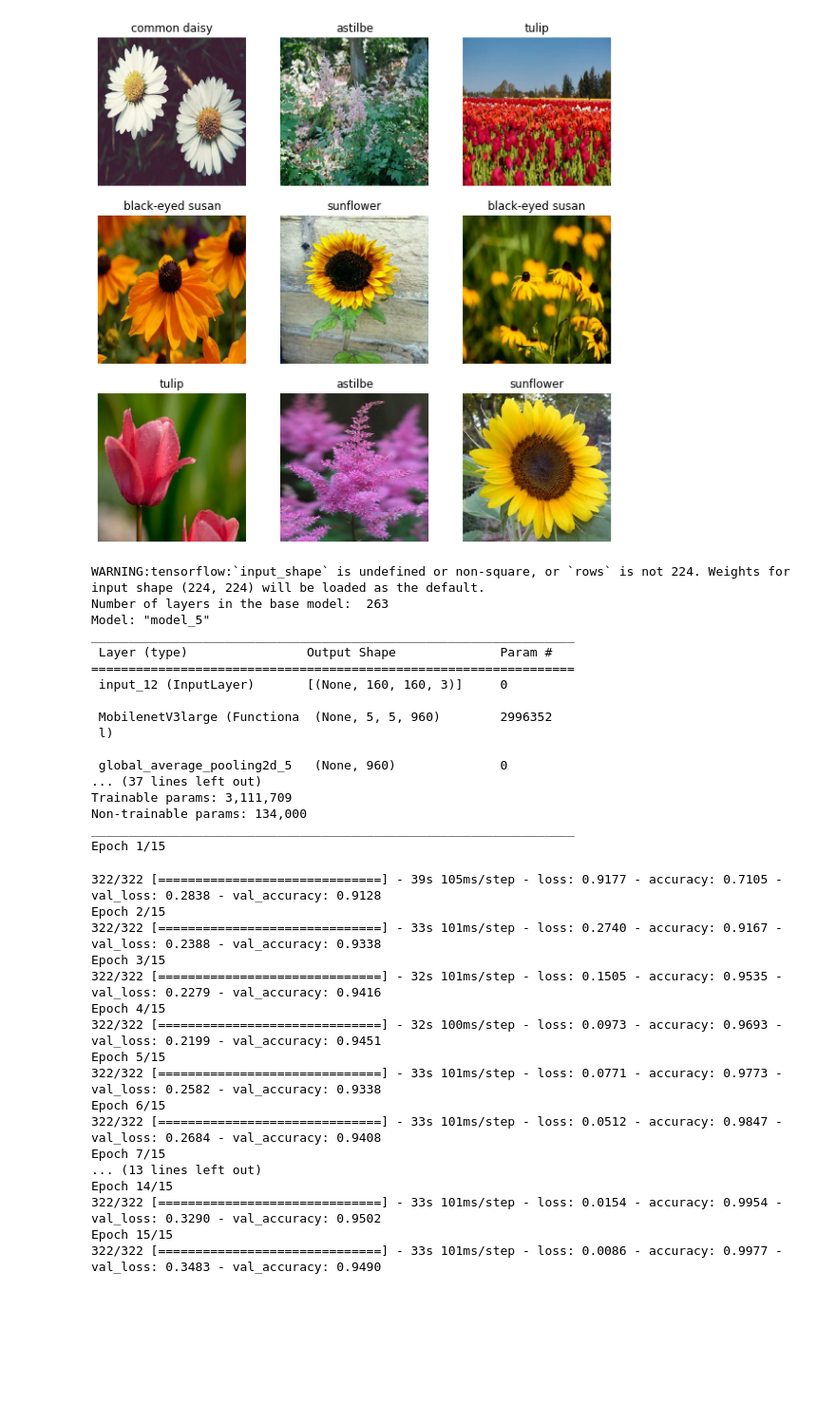
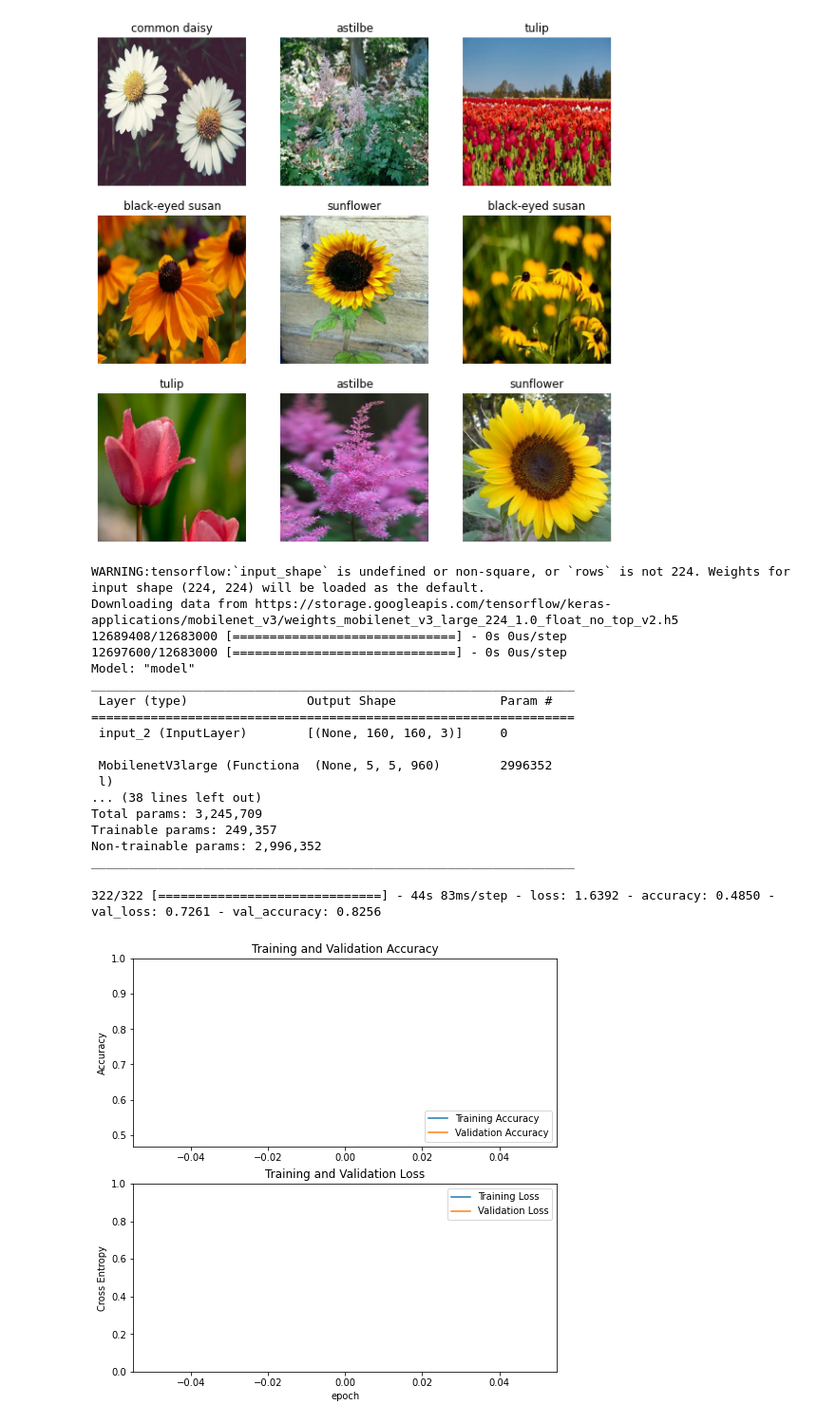
Before and after one commit to NeeteshDadwariya/transfer-learning-flower-classification, a Jupyter notebook: notebook.ipynb, the cells around one changed output. Shown at 95% size. Cells and saved outputs as stored; diff of their text form; code cells hidden in the pictures; blank space fills up the shorter version.

```diff
--- a/notebook.ipynb
+++ b/notebook.ipynb
@@ -89,6 +73,7 @@ IMG_SHAPE = IMG_SIZE + (3,)
 
 base_model_type = tf.keras.applications.MobileNetV3Large
 preprocessing = tf.keras.applications.mobilenet_v3.preprocess_input
+model_name = 'MobileNetV3Large95.h5'
 
 base_model = base_model_type(input_shape=IMG_SHAPE,
                                                include_top=False,
@@ -98,21 +83,13 @@ data_augmentation = keras.Sequential(
     [layers.RandomFlip("horizontal"), layers.RandomRotation(0.1),]
 )
 
-#base_model.trainable = False
-
-print("Number of layers in the base model: ", len(base_model.layers))
-base_model.trainable = True
-fine_tune_at = 100
-for layer in base_model.layers[:fine_tune_at]:
-    layer.trainable = False
+base_model.trainable = False
 
 inputs = tf.keras.Input(shape=IMG_SHAPE)
 x = data_augmentation(inputs)
-#x = tf.keras.layers.Rescaling(1./255)
 x = preprocessing(inputs)
 x = base_model(x, training=False)
 x = keras.layers.GlobalAveragePooling2D()(x)
-#x = tf.keras.layers.Dropout(0.2)(x)
 x = tf.keras.layers.Flatten(name="flatten")(x)
 x = tf.keras.layers.Dense(256, activation="relu")(x)
 x = tf.keras.layers.Dropout(0.5)(x)
@@ -128,42 +105,53 @@ model.compile(optimizer=tf.keras.optimizers.Adam(learning_rate=base_learning_rat
 
 model.summary()
 
-epochs = 15
+initial_epochs = 1
 history = model.fit(train_ds,
-                    epochs=epochs,
+                    epochs=initial_epochs,
                     validation_data=val_ds)
 # %% [output]
 WARNING:tensorflow:`input_shape` is undefined or non-square, or `rows` is not 224. Weights for input shape (224, 224) will be loaded as the default.
-Number of layers in the base model:  263
-Model: "model_5"
+Downloading data from https://storage.googleapis.com/tensorflow/keras-applications/mobilenet_v3/weights_mobilenet_v3_large_224_1.0_float_no_top_v2.h5
+12689408/12683000 [==============================] - 0s 0us/step
+12697600/12683000 [==============================] - 0s 0us/step
+Model: "model"
 _________________________________________________________________
  Layer (type)                Output Shape              Param #
 =================================================================
- input_12 (InputLayer)       [(None, 160, 160, 3)]     0
+ input_2 (InputLayer)        [(None, 160, 160, 3)]     0
 
  MobilenetV3large (Functiona  (None, 5, 5, 960)        2996352
  l)
-
- global_average_pooling2d_5   (None, 960)              0
-... (37 lines left out)
-Trainable params: 3,111,709
-Non-trainable params: 134,000
+... (38 lines left out)
+Total params: 3,245,709
+Trainable params: 249,357
+Non-trainable params: 2,996,352
 _________________________________________________________________
-Epoch 1/15
-322/322 [==============================] - 39s 105ms/step - loss: 0.9177 - accuracy: 0.7105 - val_loss: 0.2838 - val_accuracy: 0.9128
-Epoch 2/15
-322/322 [==============================] - 33s 101ms/step - loss: 0.2740 - accuracy: 0.9167 - val_loss: 0.2388 - val_accuracy: 0.9338
-Epoch 3/15
-322/322 [==============================] - 32s 101ms/step - loss: 0.1505 - accuracy: 0.9535 - val_loss: 0.2279 - val_accuracy: 0.9416
-Epoch 4/15
-322/322 [==============================] - 32s 100ms/step - loss: 0.0973 - accuracy: 0.9693 - val_loss: 0.2199 - val_accuracy: 0.9451
-Epoch 5/15
-322/322 [==============================] - 33s 101ms/step - loss: 0.0771 - accuracy: 0.9773 - val_loss: 0.2582 - val_accuracy: 0.9338
-Epoch 6/15
-322/322 [==============================] - 33s 101ms/step - loss: 0.0512 - accuracy: 0.9847 - val_loss: 0.2684 - val_accuracy: 0.9408
-Epoch 7/15
-... (13 lines left out)
-Epoch 14/15
-322/322 [==============================] - 33s 101ms/step - loss: 0.0154 - accuracy: 0.9954 - val_loss: 0.3290 - val_accuracy: 0.9502
-Epoch 15/15
-322/322 [==============================] - 33s 101ms/step - loss: 0.0086 - accuracy: 0.9977 - val_loss: 0.3483 - val_accuracy: 0.9490
+322/322 [==============================] - 44s 83ms/step - loss: 1.6392 - accuracy: 0.4850 - val_loss: 0.7261 - val_accuracy: 0.8256
+# %%
+acc = history.history['accuracy']
+val_acc = history.history['val_accuracy']
+
+loss = history.history['loss']
+val_loss = history.history['val_loss']
+
+plt.figure(figsize=(8, 8))
+plt.subplot(2, 1, 1)
+plt.plot(acc, label='Training Accuracy')
+plt.plot(val_acc, label='Validation Accuracy')
+plt.legend(loc='lower right')
+plt.ylabel('Accuracy')
+plt.ylim([min(plt.ylim()),1])
+plt.title('Training and Validation Accuracy')
+
+plt.subplot(2, 1, 2)
+plt.plot(loss, label='Training Loss')
+plt.plot(val_loss, label='Validation Loss')
+plt.legend(loc='upper right')
+plt.ylabel('Cross Entropy')
+plt.ylim([0,1.0])
+plt.title('Training and Validation Loss')
+plt.xlabel('epoch')
+plt.show()
+# %% [output]
+[figure, added]
```
Also changed, not shown: parts of 15 cells of this notebook.
